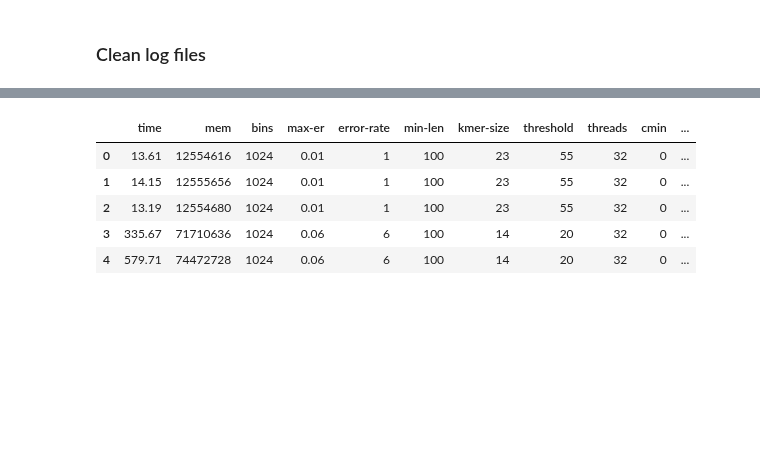
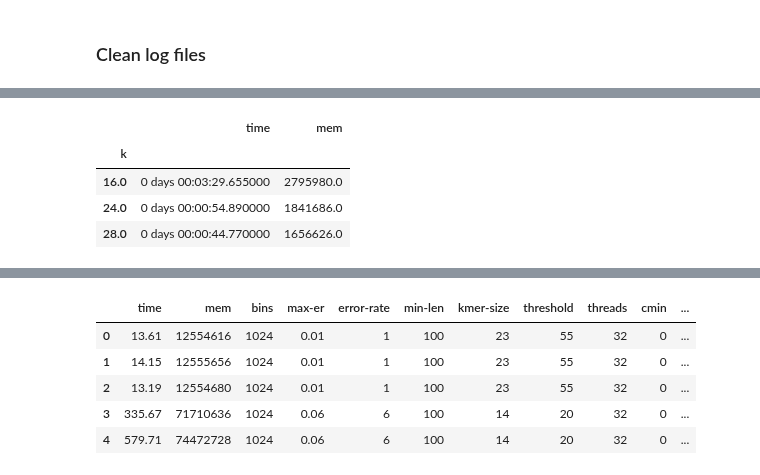
Before and after one commit to eaasna/DREAM-stellar-benchmark, a Jupyter notebook: work-python/runtime-results/Reference genomes (masked).ipynb, the cells around one changed output, grey strips where cells are left out. Saved outputs shown, nothing was run; the diff lists cells and outputs as text; code cells hidden in the pictures; blank space fills up the shorter version.

```diff
--- a/work-python/runtime-results/Reference genomes (masked).ipynb
+++ b/work-python/runtime-results/Reference genomes (masked).ipynb
@@ -92,0 +130,9 @@ def give_ungapped_kmer_stats(df):
+# %%
+time_d["blast"] = time_d["blast"][time_d["blast"]["command"] == "blast-search"]
+time_d["blast"].groupby('k')[["time", "mem"]].mean()
+# %% [output]
+|  | time | mem |
+| k |  |  |
+| 16.0 | 0 days 00:03:29.655000 | 2795980.0 |
+| 24.0 | 0 days 00:00:54.890000 | 1841686.0 |
+| 28.0 | 0 days 00:00:44.770000 | 1656626.0 |
```
Also changed, not shown: parts of 8 cells of this notebook, 6 other files.
